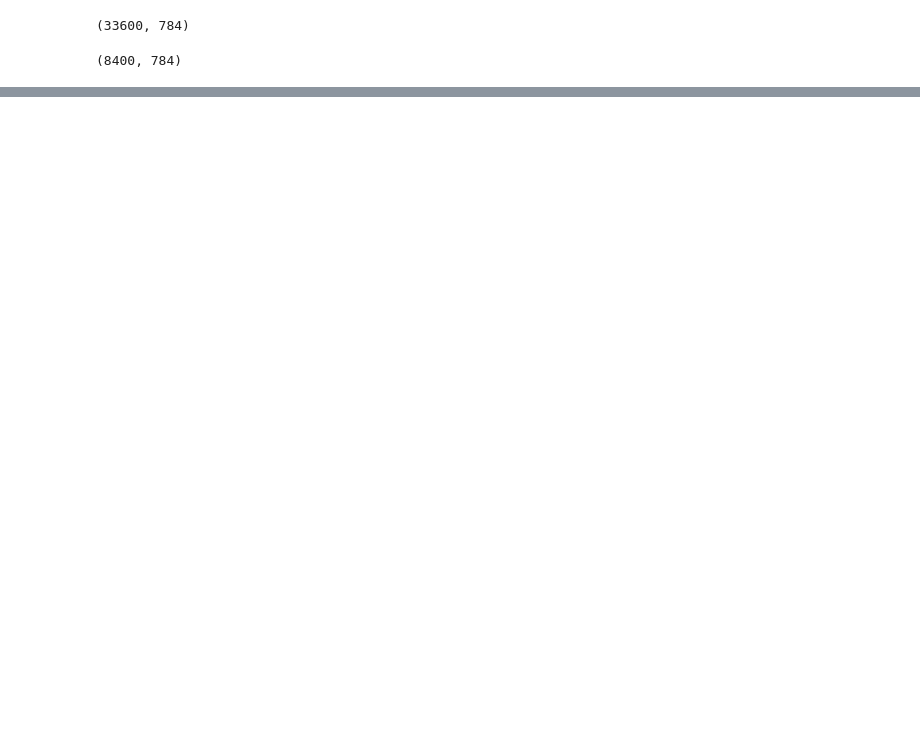
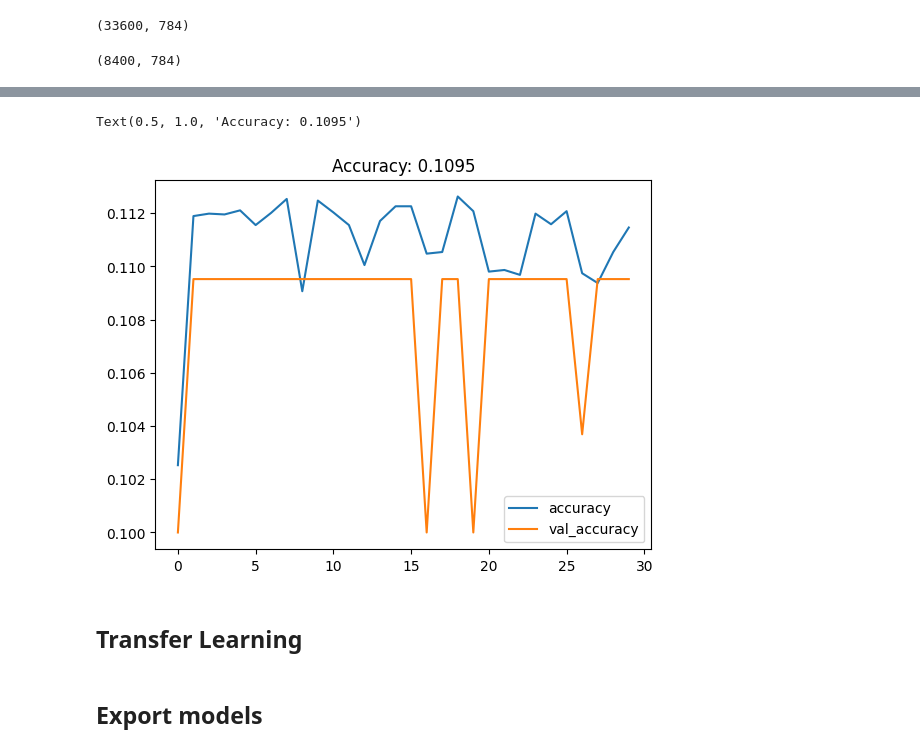
Before and after one commit to IISELII/CNN_chiffre, a Jupyter notebook: model.ipynb, the cells around one changed output, grey strips where cells are left out. Drawn from its saved outputs; the diff is of its cells as text; code cells hidden in the pictures; blank space fills up the shorter version.

```diff
--- a/model.ipynb
+++ b/model.ipynb
@@ -139,0 +204,7 @@ with open('model_3.pickle', 'wb') as f:
+# %%
+history_df = pd.DataFrame(history.history)
+history_df.loc[:, ['accuracy', 'val_accuracy']].plot(title="Accuracy")
+plt.title("Accuracy: {:0.4f}".format(history_df['val_accuracy'].max()))
+# %% [output]
+Text(0.5, 1.0, 'Accuracy: 0.1095')
+[figure, added]
@@ -139,0 +213,4 @@ with open('model_3.pickle', 'wb') as f:
+# %% [markdown]
+## Transfer Learning
+# %% [markdown]
+## Export models
```
Also changed, not shown: parts of 12 cells of this notebook, 8 other files.
